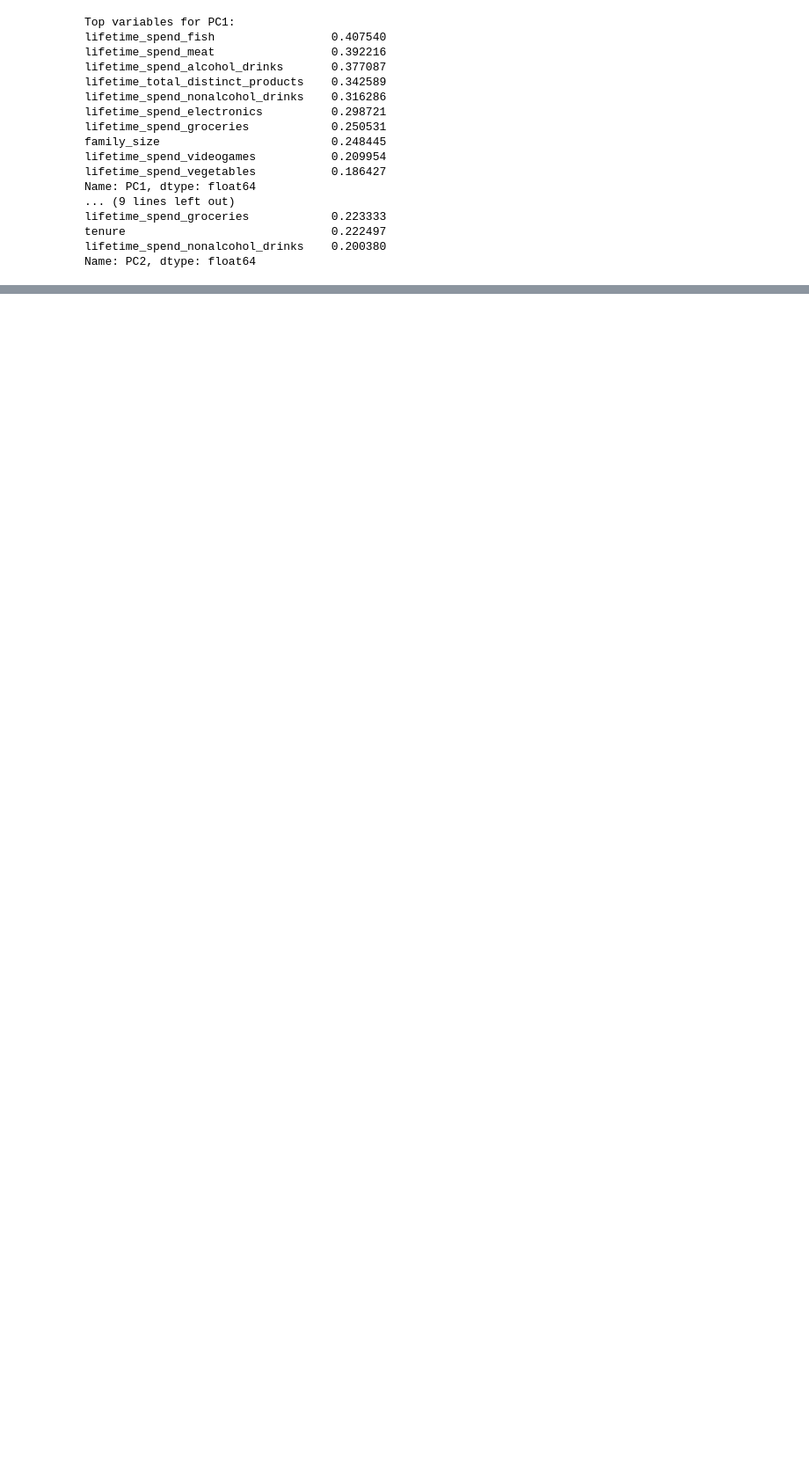
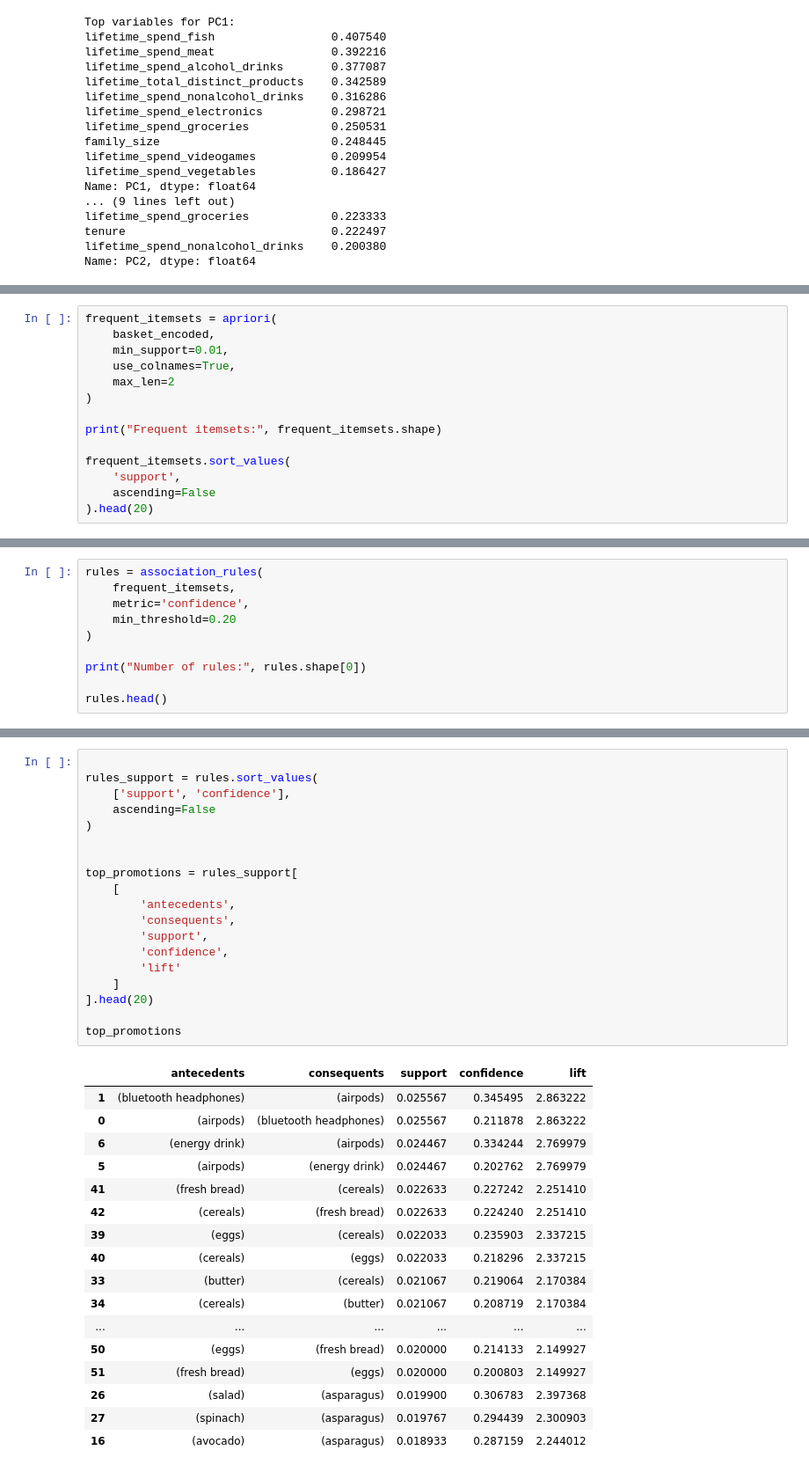
Before and after one commit to saifhoque15-netizen/ML2-Customer-Segmentation, a Jupyter notebook: notebooks/Customer_Segmentation.ipynb, the cells around one changed output, grey strips where cells are left out. Shown at 88% size. Drawn from its saved outputs; the diff is of its cells as text; blank space fills up the shorter version.

```diff
--- a/notebooks/Customer_Segmentation.ipynb
+++ b/notebooks/Customer_Segmentation.ipynb
@@ -858,0 +1125,14 @@ Name: PC2, dtype: float64
+# %%
+frequent_itemsets = apriori(
+    basket_encoded,
+    min_support=0.01,
+    use_colnames=True,
+    max_len=2
+)
+
+print("Frequent itemsets:", frequent_itemsets.shape)
+
+frequent_itemsets.sort_values(
+    'support',
+    ascending=False
+).head(20)
@@ -858,0 +1158,10 @@ Name: PC2, dtype: float64
+# %%
+rules = association_rules(
+    frequent_itemsets,
+    metric='confidence',
+    min_threshold=0.20
+)
+
+print("Number of rules:", rules.shape[0])
+
+rules.head()
@@ -858,0 +1176,37 @@ Name: PC2, dtype: float64
+# %%
+
+rules_support = rules.sort_values(
+    ['support', 'confidence'],
+    ascending=False
+)
+
+
+top_promotions = rules_support[
+    [
+        'antecedents',
+        'consequents',
+        'support',
+        'confidence',
+        'lift'
+    ]
+].head(20)
+
+top_promotions
+# %% [output]
+|  | antecedents | consequents | support | confidence | lift |
+| 1 | (bluetooth headphones) | (airpods) | 0.025567 | 0.345495 | 2.863222 |
+| 0 | (airpods) | (bluetooth headphones) | 0.025567 | 0.211878 | 2.863222 |
+| 6 | (energy drink) | (airpods) | 0.024467 | 0.334244 | 2.769979 |
+| 5 | (airpods) | (energy drink) | 0.024467 | 0.202762 | 2.769979 |
+| 41 | (fresh bread) | (cereals) | 0.022633 | 0.227242 | 2.251410 |
+| 42 | (cereals) | (fresh bread) | 0.022633 | 0.224240 | 2.251410 |
+| 39 | (eggs) | (cereals) | 0.022033 | 0.235903 | 2.337215 |
+| 40 | (cereals) | (eggs) | 0.022033 | 0.218296 | 2.337215 |
+| 33 | (butter) | (cereals) | 0.021067 | 0.219064 | 2.170384 |
+| 34 | (cereals) | (butter) | 0.021067 | 0.208719 | 2.170384 |
+| ... | ... | ... | ... | ... | ... |
+| 50 | (eggs) | (fresh bread) | 0.020000 | 0.214133 | 2.149927 |
+| 51 | (fresh bread) | (eggs) | 0.020000 | 0.200803 | 2.149927 |
+| 26 | (salad) | (asparagus) | 0.019900 | 0.306783 | 2.397368 |
+| 27 | (spinach) | (asparagus) | 0.019767 | 0.294439 | 2.300903 |
+| 16 | (avocado) | (asparagus) | 0.018933 | 0.287159 | 2.244012 |
```
Also changed, not shown: parts of 43 cells of this notebook, 5 other files.
